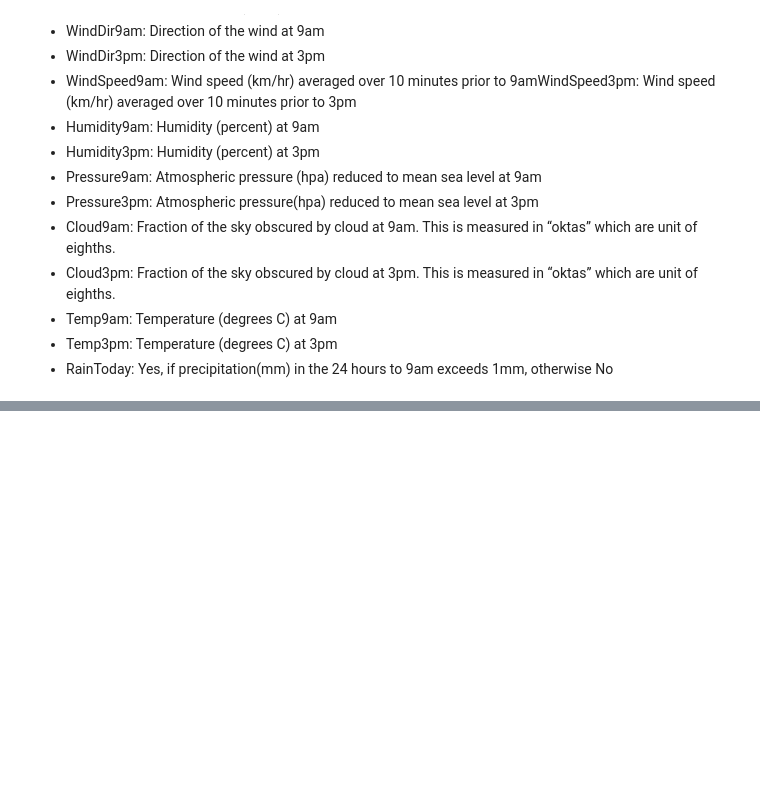
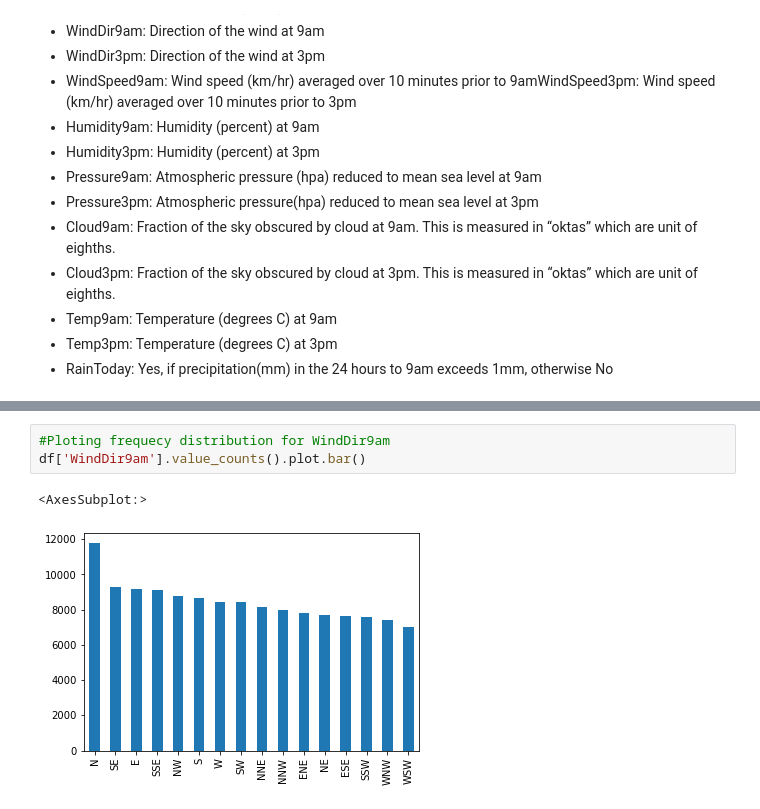
Before and after one commit to eankomah/ML-Australian-Weather-Prediction, a Jupyter notebook: ML_on_Australian_Weather_Prediction.ipynb, the cells around one changed output, grey strips where cells are left out. Drawn from its saved outputs; the diff is of its cells as text; blank space fills up the shorter version.

```diff
--- a/ML_on_Australian_Weather_Prediction.ipynb
+++ b/ML_on_Australian_Weather_Prediction.ipynb
@@ -57,0 +232,6 @@ df
+# %%
+#Ploting frequecy distribution for WindDir9am
+df['WindDir9am'].value_counts().plot.bar()
+# %% [output]
+<AxesSubplot:>
+[figure, added]
```
Also changed, not shown: parts of 86 cells of this notebook, 1 other file.
